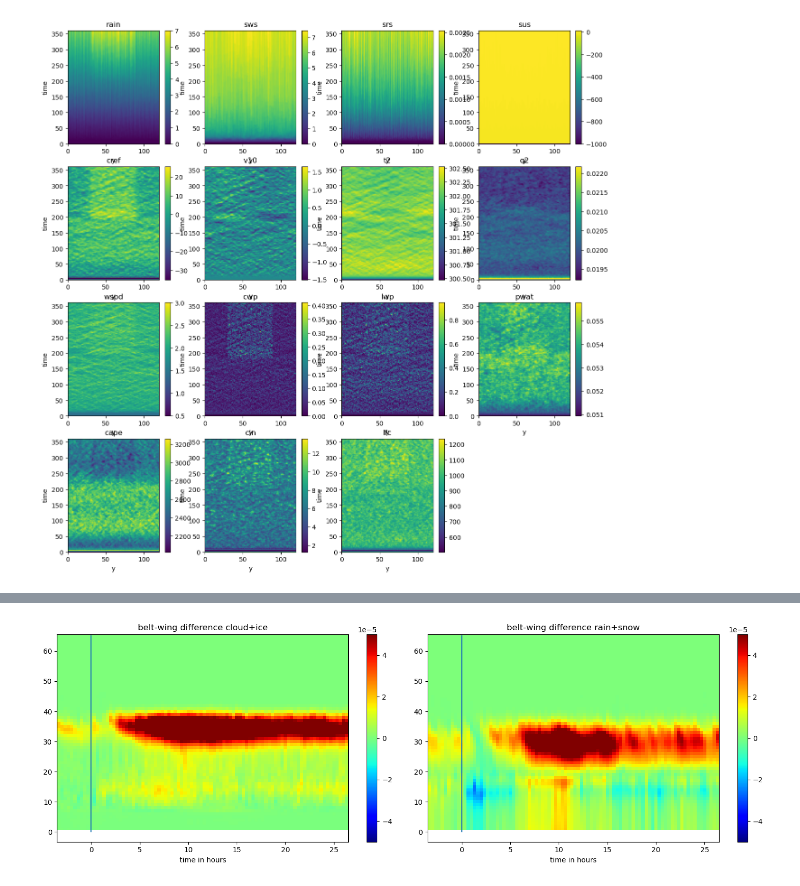
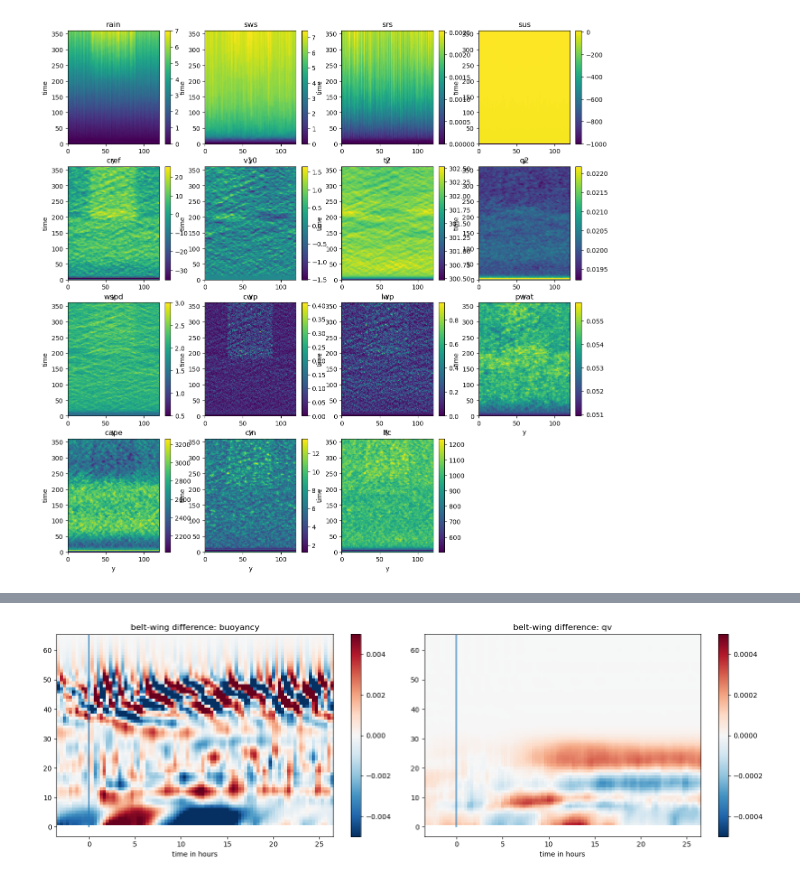
Before and after one commit to brianmapes/EvolutionaryConvection, a Jupyter notebook: ShearedBelt_Succession.ipynb, the cells around one changed output, grey strips where cells are left out. Cells and saved outputs as stored; diff of their text form; code cells hidden in the pictures.

Commit message:
Tsai-Mapes 2025 belts of organization gradient

```diff
--- a/ShearedBelt_Succession.ipynb
+++ b/ShearedBelt_Succession.ipynb
@@ -254,20 +379,22 @@ plt.tight_layout()
 # %%
+# Belt-wing differences as function of time: Buoyancy and qv
+
 beltdiff = beltmean-wingmean
 
 plt.figure(figsize=(15,5))
 
 plt.subplot(121)
-plt.pcolormesh(t,z, (beltdiff.qc + beltdiff.qi).transpose() , cmap='jet', vmin = -5e-5, vmax=5e-5); plt.colorbar()
+plt.pcolormesh(t,z, beltdiff.buoyancy.rolling(time=1).mean().transpose() , cmap='RdBu_r', vmin = -5e-3, vmax=5e-3); plt.colorbar()
 plt.plot([0,0],[0,65])
 plt.xlabel('time in hours')
-plt.title('belt-wing difference cloud+ice');
+plt.title('belt-wing difference: buoyancy');
 
 plt.subplot(122)
-plt.pcolormesh(t,z, (beltdiff.qr + beltdiff.qs).transpose() , cmap='jet', vmin = -5e-5, vmax=5e-5); plt.colorbar()
+plt.pcolormesh(t,z, beltdiff.qv.transpose() , cmap='RdBu_r', vmin = -5e-4, vmax=5e-4); plt.colorbar()
 plt.plot([0,0],[0,65])
 plt.xlabel('time in hours')
-plt.title('belt-wing difference rain+snow');
+plt.title('belt-wing difference: qv');
 
 plt.tight_layout()
 # %% [output]
-[figure, old version]
+[figure, new version]
```
Also changed, not shown: parts of 25 cells of this notebook.
